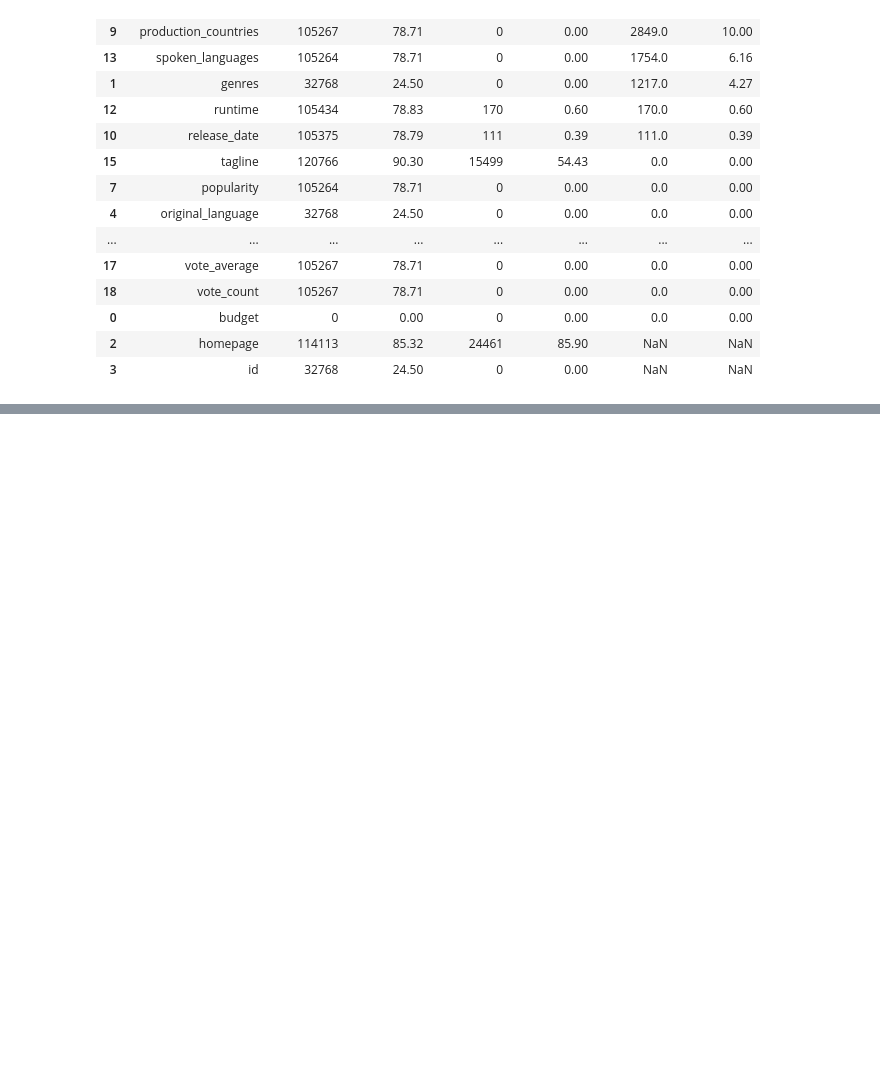
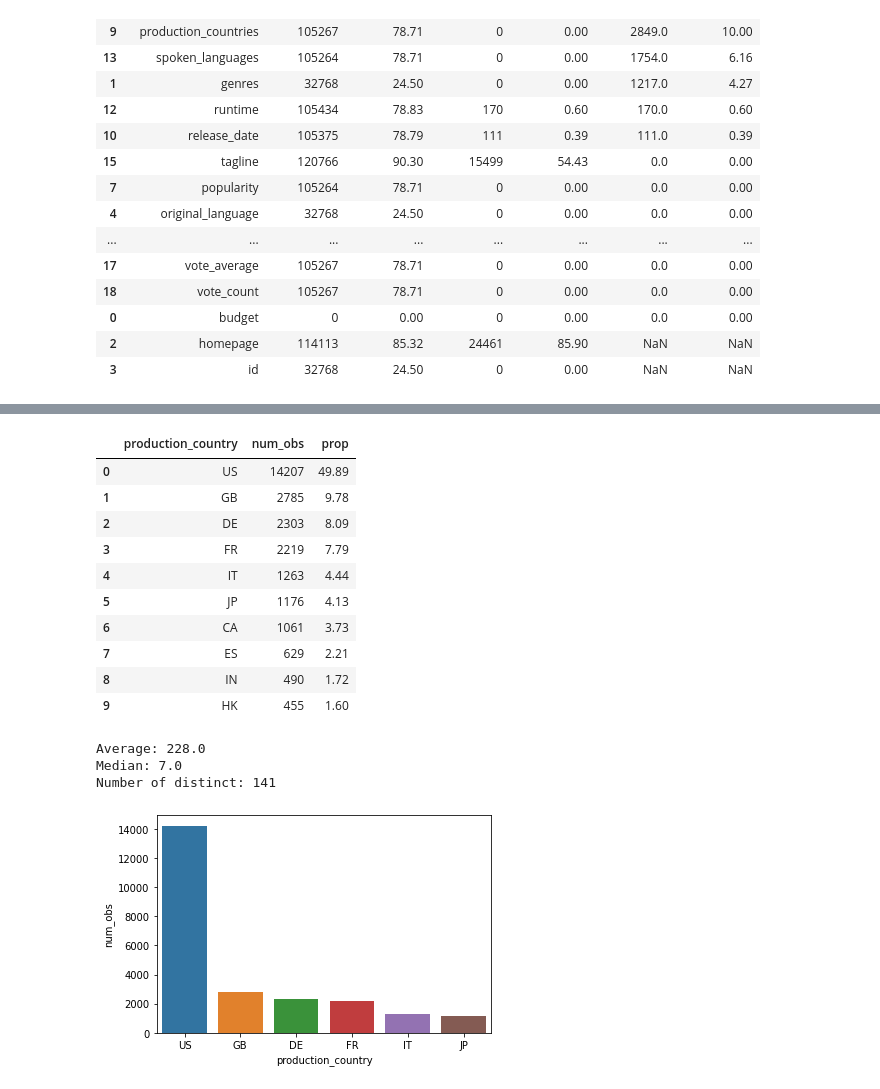
Before and after one commit to ChristopherDaigle/movie_ds_model, a Jupyter notebook: movie_data_analysis.ipynb, the cells around one changed output, grey strips where cells are left out. Cells and saved outputs as stored; diff of their text form; code cells hidden in the pictures; blank space fills up the shorter version.

```diff
--- a/movie_data_analysis.ipynb
+++ b/movie_data_analysis.ipynb
@@ -249,0 +288,26 @@ df['keywords'][133743]
+# %%
+unique_prod_cont_info = pd.DataFrame.from_dict(unique_prod_cont, orient='index', columns=['num_obs']).sort_values('num_obs', ascending=False)
+unique_prod_cont_info['prop'] = round(unique_prod_cont_info['num_obs'] / df.shape[0], 4) * 100
+unique_prod_cont_info = unique_prod_cont_info.reset_index().rename(columns={'index': 'production_country'})
+display(unique_prod_cont_info.head(10))
+sns.barplot(x=unique_prod_cont_info['production_country'].head(6), y=unique_prod_cont_info['num_obs'].head(6));
+print("Average: {:,}".format(round(np.mean(unique_prod_cont_info['num_obs']))))
+print("Median: {:,}".format(round(np.median(unique_prod_cont_info['num_obs']))))
+print("Number of distinct: {:,}".format(unique_prod_cont_info.shape[0]))
+top_ten_prod_cont = list(unique_prod_cont_info['production_country'].head(10))
+# %% [output]
+|  | production_country | num_obs | prop |
+| 0 | US | 14207 | 49.89 |
+| 1 | GB | 2785 | 9.78 |
+| 2 | DE | 2303 | 8.09 |
+| 3 | FR | 2219 | 7.79 |
+| 4 | IT | 1263 | 4.44 |
+| 5 | JP | 1176 | 4.13 |
+| 6 | CA | 1061 | 3.73 |
+| 7 | ES | 629 | 2.21 |
+| 8 | IN | 490 | 1.72 |
+| 9 | HK | 455 | 1.60 |
+Average: 228.0
+Median: 7.0
+Number of distinct: 141
+[figure, added]
```
Also changed, not shown: parts of 12 cells of this notebook.
